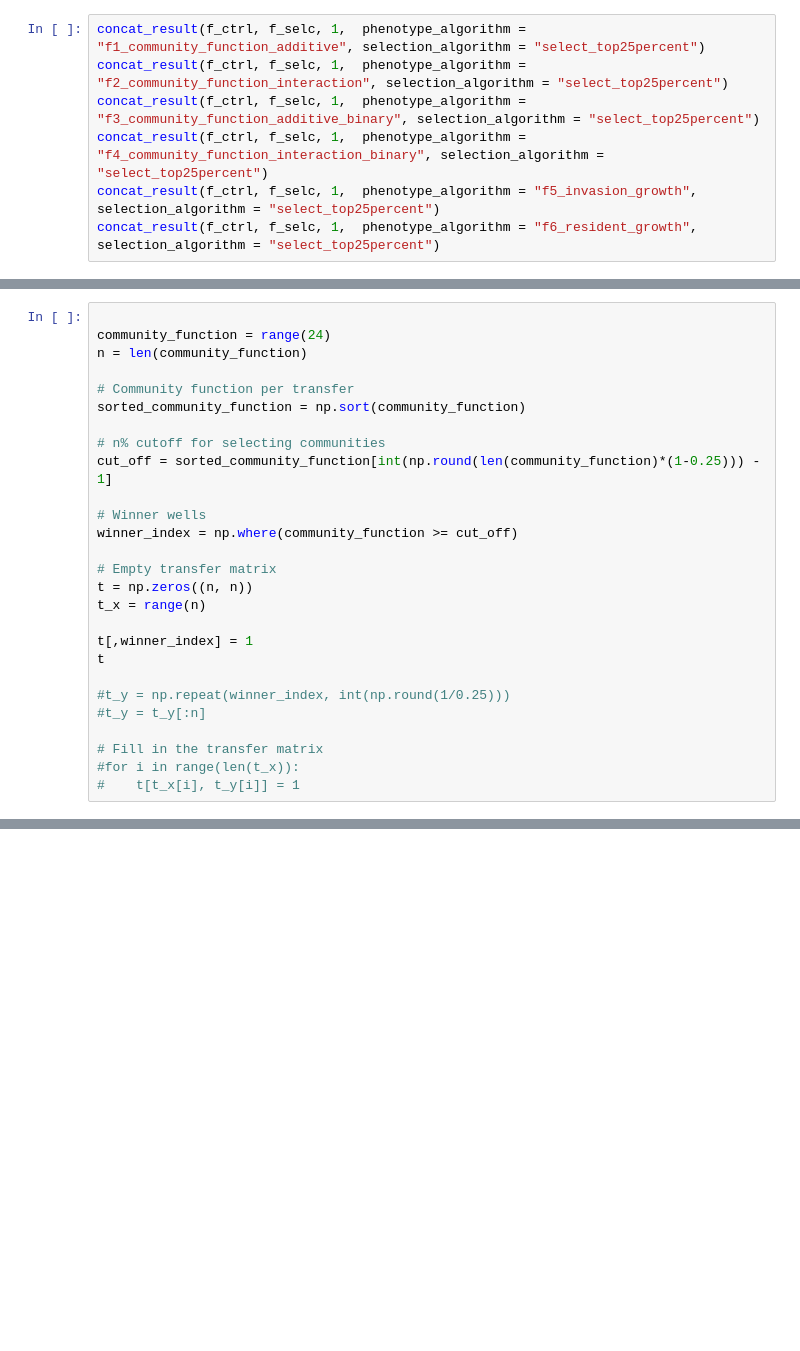
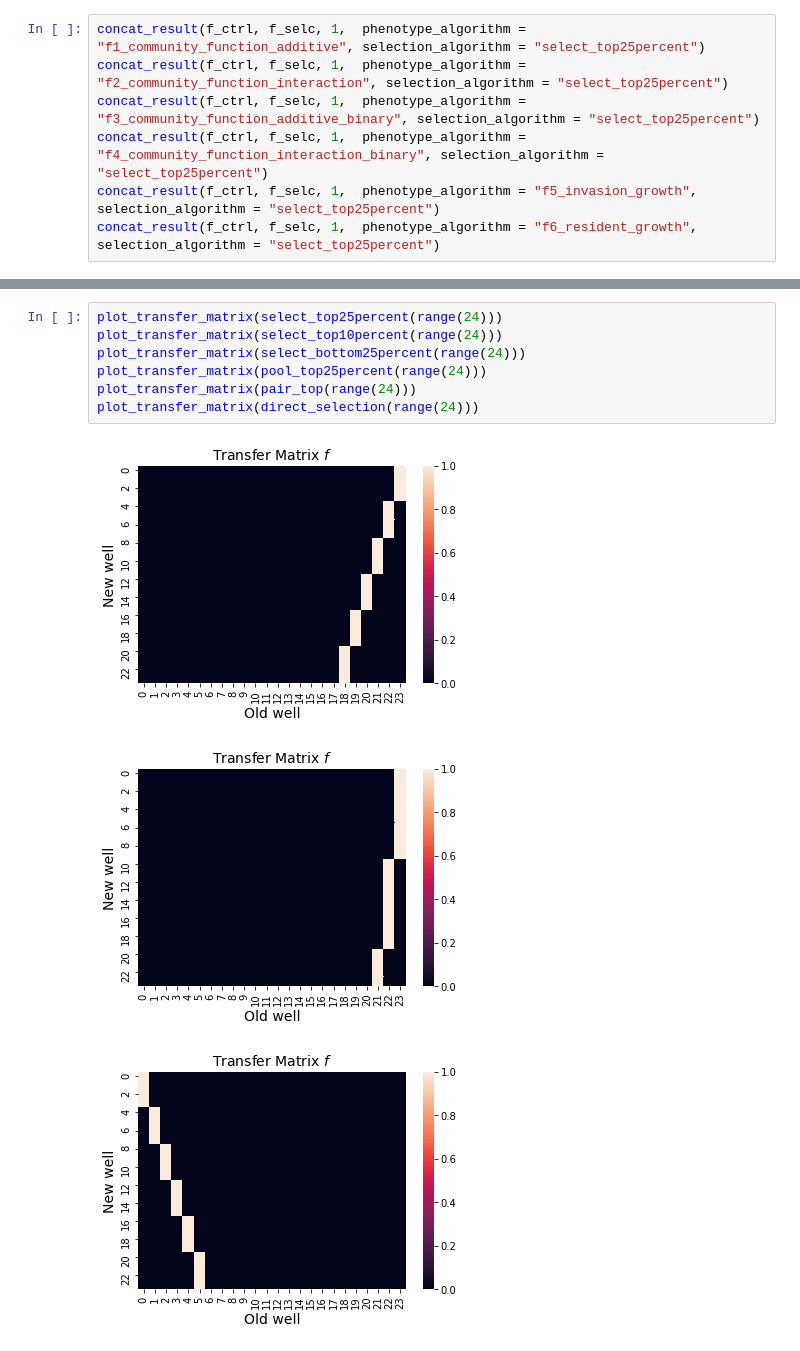
Before and after one commit to Chang-Yu-Chang/ecoprospector, a Jupyter notebook: community_selection.ipynb, the cells around one changed output, grey strips where cells are left out. Saved outputs shown, nothing was run; the diff lists cells and outputs as text; blank space fills up the shorter version.

```diff
--- a/community_selection.ipynb
+++ b/community_selection.ipynb
@@ -292,27 +273,0 @@ for i in range(len(t_x)):
-# %%
-
-community_function = range(24)
-n = len(community_function)
-
-# Community function per transfer
-sorted_community_function = np.sort(community_function)
-
-# n% cutoff for selecting communities
-cut_off = sorted_community_function[int(np.round(len(community_function)*(1-0.25))) - 1]
-
-# Winner wells
-winner_index = np.where(community_function >= cut_off)
-
-# Empty transfer matrix
-t = np.zeros((n, n))
-t_x = range(n)
-
-t[,winner_index] = 1
-t
-
-#t_y = np.repeat(winner_index, int(np.round(1/0.25)))
-#t_y = t_y[:n]
-
-# Fill in the transfer matrix
-#for i in range(len(t_x)):
-#    t[t_x[i], t_y[i]] = 1
@@ -336,0 +468,11 @@ array([[0., 0., 0., 0., 0., 0., 0., 0., 0., 0., 0., 0., 0., 0., 0., 0.,
+# %%
+plot_transfer_matrix(select_top25percent(range(24)))
+plot_transfer_matrix(select_top10percent(range(24)))
+plot_transfer_matrix(select_bottom25percent(range(24)))
+plot_transfer_matrix(pool_top25percent(range(24)))
+plot_transfer_matrix(pair_top(range(24)))
+plot_transfer_matrix(direct_selection(range(24)))
+# %% [output]
+[figure, added]
+[figure, added]
+[figure, added]
```
Also changed, not shown: parts of 8 cells of this notebook, 3 other files.
